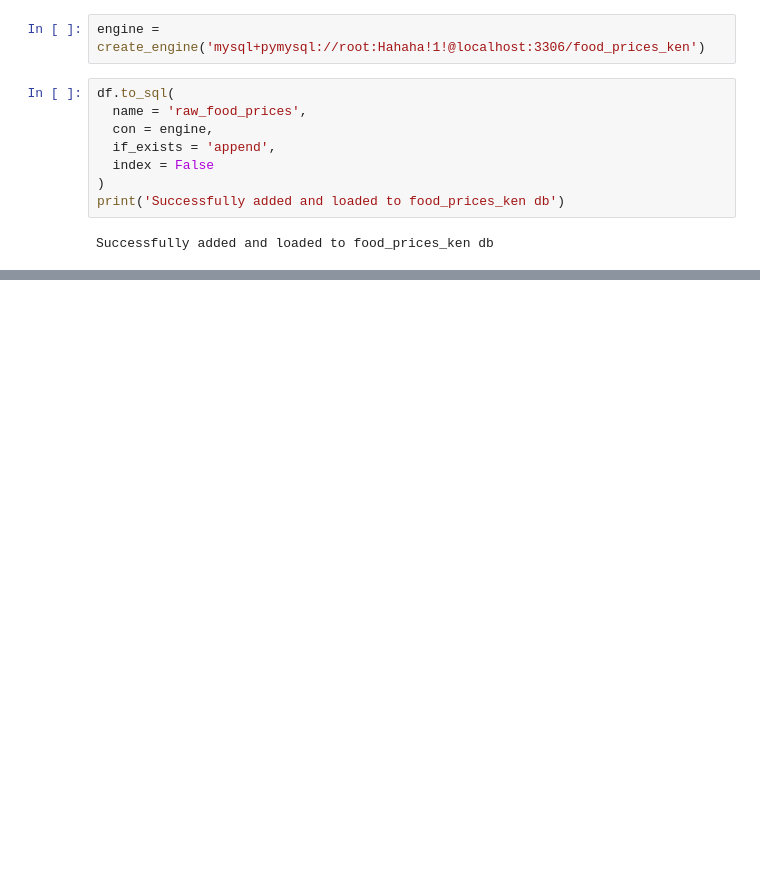
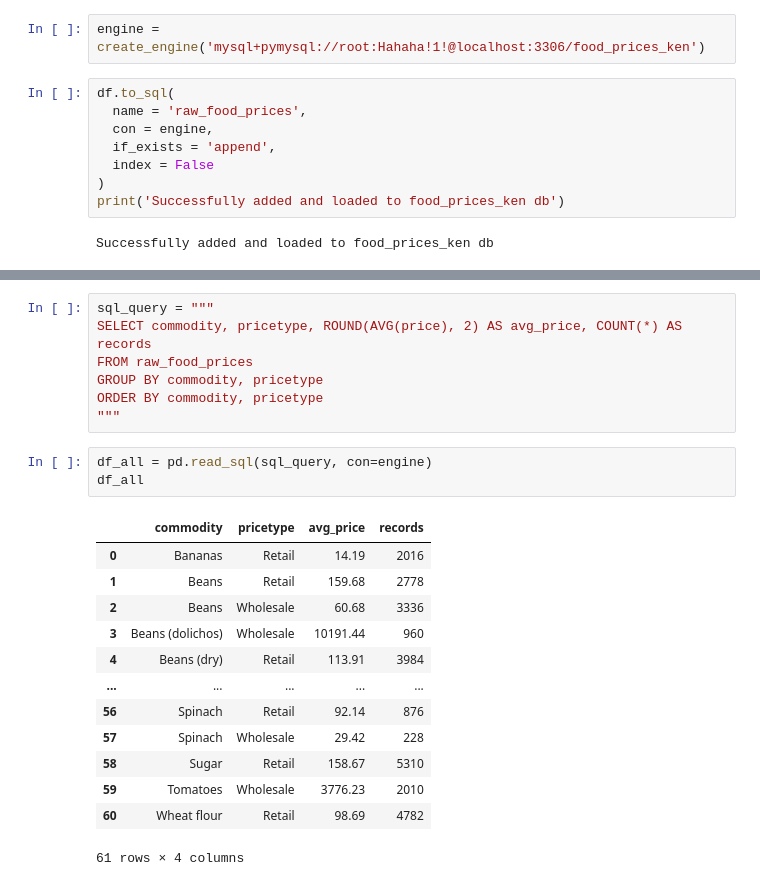
Before and after one commit to jwanzie/kenya-food-prices-etl-pipeline, a Jupyter notebook: Data_Pipeline.ipynb, the cells around one changed output, grey strips where cells are left out. Cells and saved outputs as stored; diff of their text form; blank space fills up the shorter version.

```diff
--- a/Data_Pipeline.ipynb
+++ b/Data_Pipeline.ipynb
@@ -31,0 +195,24 @@ Successfully added and loaded to food_prices_ken db
+# %%
+sql_query = """
+SELECT commodity, pricetype, ROUND(AVG(price), 2) AS avg_price, COUNT(*) AS records
+FROM raw_food_prices
+GROUP BY commodity, pricetype
+ORDER BY commodity, pricetype
+"""
+# %%
+df_all = pd.read_sql(sql_query, con=engine)
+df_all
+# %% [output]
+|  | commodity | pricetype | avg_price | records |
+| 0 | Bananas | Retail | 14.19 | 2016 |
+| 1 | Beans | Retail | 159.68 | 2778 |
+| 2 | Beans | Wholesale | 60.68 | 3336 |
+| 3 | Beans (dolichos) | Wholesale | 10191.44 | 960 |
+| 4 | Beans (dry) | Retail | 113.91 | 3984 |
+| ... | ... | ... | ... | ... |
+| 56 | Spinach | Retail | 92.14 | 876 |
+| 57 | Spinach | Wholesale | 29.42 | 228 |
+| 58 | Sugar | Retail | 158.67 | 5310 |
+| 59 | Tomatoes | Wholesale | 3776.23 | 2010 |
+| 60 | Wheat flour | Retail | 98.69 | 4782 |
+61 rows × 4 columns
```
Also changed, not shown: parts of 13 cells of this notebook.
